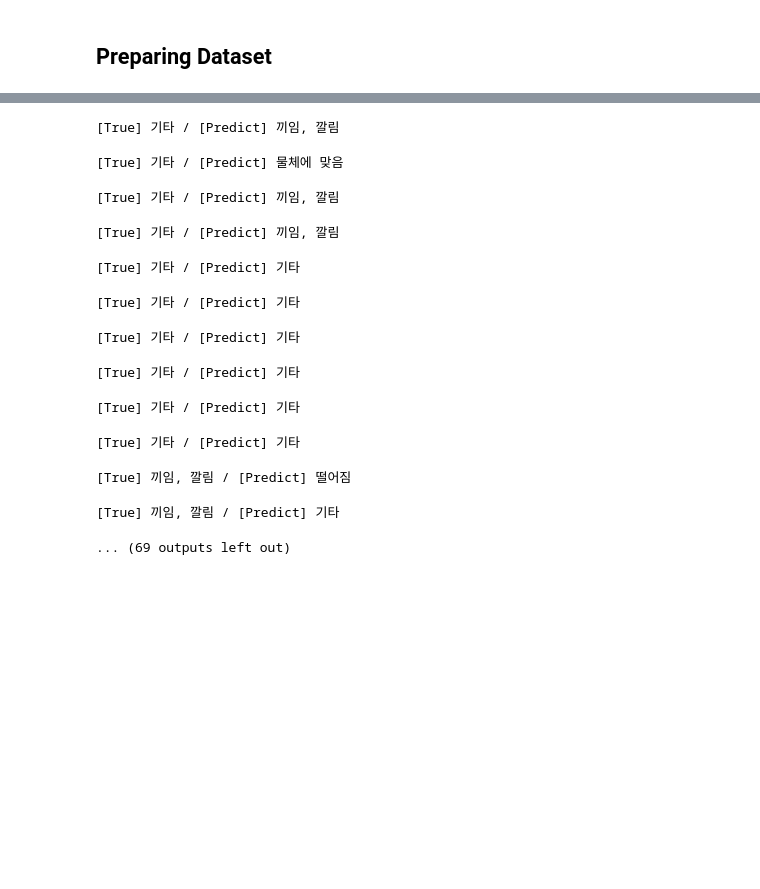
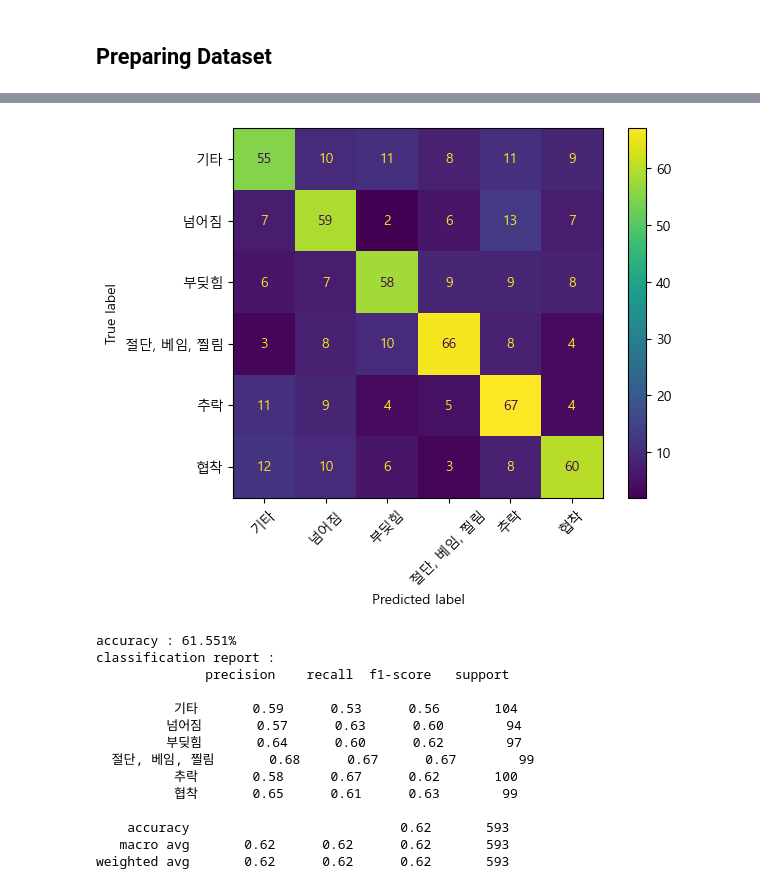
Before and after one commit to pikaybh/Classification-using-GPT-API, a Jupyter notebook: Validation.ipynb, the cells around one changed output, grey strips where cells are left out. Saved outputs shown, nothing was run; the diff lists cells and outputs as text; code cells hidden in the pictures; blank space fills up the shorter version.

```diff
--- a/Validation.ipynb
+++ b/Validation.ipynb
@@ -78,20 +105,12 @@ print(f"[row number] {no}\n[prompt] {sample_prompt}[completion] {sample_completi
 # %%
-NUM = 12_855
-test_size = 100
+"""
+NUM = 600
+test_size = 600
 num_e = 10
-classes = ["기타",
-            "끼임, 깔림",
-            "넘어짐",
-            "떨어짐",
-            "물체에 맞음",
-            "부딪힘",
-            "불균형 및 무리한 동작",
-            "절단, 베임, 찔림"]
 
-
-plt.rcParams['font.family'] = 'Malgun Gothic'
 # train_set = pd.read_json(pp_datas[m_num], lines=True)
 # X_train, y_train, X_test, y_test = [], [], [] ,[]
+
 L = list()
 cnt = 0
 if test_size != -1:
@@ -105,45 +124,51 @@ else:
     while(cnt < len(classes) * num_e):
         _n = randrange(1, NUM)
         if df.iloc[_n,  df.columns.get_loc('completion')] == classes[cnt // num_e]:
             L.append(_n)
             cnt += 1
+"""
+plt.rcParams['font.family'] = 'Malgun Gothic'
+
+L = df["prompt"].values.tolist()
 
 X_test, y_test, predictions = [], [], []
 start_time = time()
-for _n in tqdm(L):
+for _n in tqdm(range(len(L))):
     # _n = randrange(1, NUM)
     # X_train.append(train_set['prompt'][_n] + "\n\n###\n\n")
     # y_train.append(train_set['completion'][_n])
-    _x = df.iloc[_n, df.columns.get_loc('prompt')] + "\n\n###\n\n"
+    _x = df.iloc[_n, df.columns.get_loc('prompt')]  # + "\n\n###\n\n"
     X_test.append(_x)
     y_test.append(df.iloc[_n,  df.columns.get_loc('completion')])
     predict, _ = Model.run(prompt=_x)
     # print(f"[True] {df.iloc[_n,  df.columns.get_loc('completion')]} / [Predict] {predict}")
     predictions.append(predict)
 
 op_time = time() - start_time
 
 cm = confusion_matrix(y_test, predictions, labels=classes)
 disp = ConfusionMatrixDisplay(confusion_matrix=cm, display_labels=classes)
 
 disp.plot()
 
 plt.xticks(rotation=45)
 plt.show()
 
 print(f"accuracy : {(accuracy_score(y_test, predictions))*100:.3f}%")
 print(f"classification report : \n{classification_report(y_test, predictions)}\n")
 # %% [output]
+[figure, added]
-[True] 기타 / [Predict] 끼임, 깔림
+accuracy : 61.551%
+classification report :
+              precision    recall  f1-score   support
+
+          기타       0.59      0.53      0.56       104
+         넘어짐       0.57      0.63      0.60        94
+         부딪힘       0.64      0.60      0.62        97
+  절단, 베임, 찔림       0.68      0.67      0.67        99
+          추락       0.58      0.67      0.62       100
+          협착       0.65      0.61      0.63        99
+
+    accuracy                           0.62       593
+   macro avg       0.62      0.62      0.62       593
+weighted avg       0.62      0.62      0.62       593
-[True] 기타 / [Predict] 물체에 맞음
-[True] 기타 / [Predict] 끼임, 깔림
-[True] 기타 / [Predict] 끼임, 깔림
-[True] 기타 / [Predict] 기타
-[True] 기타 / [Predict] 기타
-[True] 기타 / [Predict] 기타
-[True] 기타 / [Predict] 기타
-[True] 기타 / [Predict] 기타
-[True] 기타 / [Predict] 기타
-[True] 끼임, 깔림 / [Predict] 떨어짐
-[True] 끼임, 깔림 / [Predict] 기타
-... (69 outputs left out)
```
Also changed, not shown: parts of 5 cells of this notebook, 50 other files.
